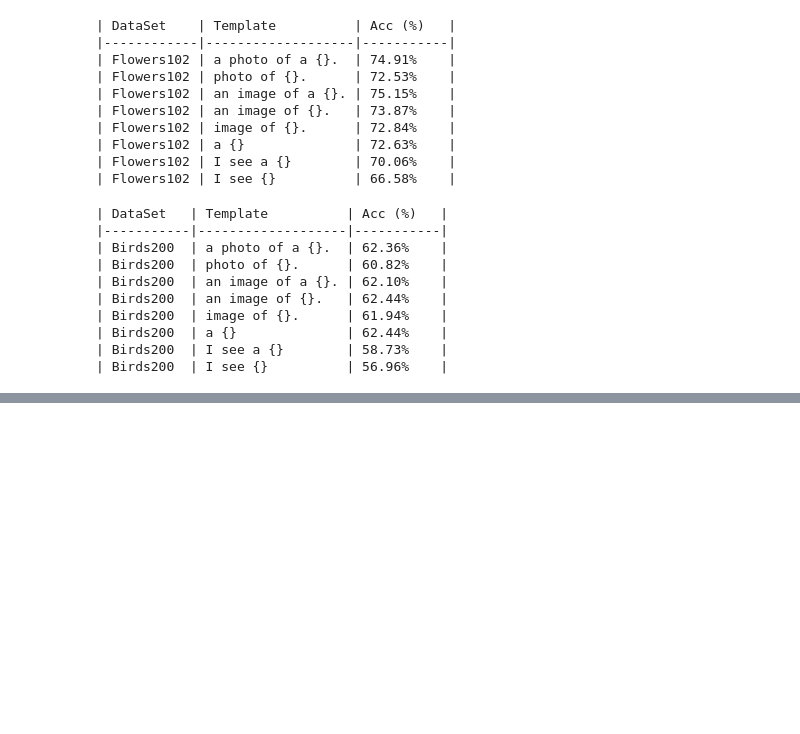
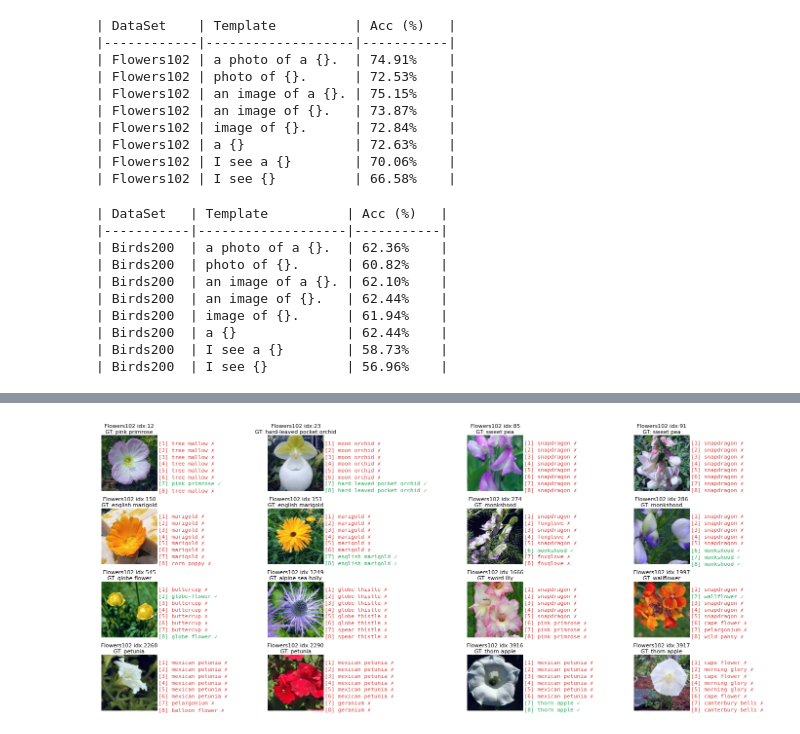
Before and after one commit to abattada/CLIP_HW, a Jupyter notebook: Task1.ipynb, the cells around one changed output, grey strips where cells are left out. Saved outputs shown, nothing was run; the diff lists cells and outputs as text; code cells hidden in the pictures; blank space fills up the shorter version.

```diff
--- a/Task1.ipynb
+++ b/Task1.ipynb
@@ -500,0 +516,13 @@ def visualize_multi_prompt_compact_indices(
+# %%
+
+visualize_multi_prompt_compact_indices(
+    flowers102_test_dts,
+    flowers102_class_names,
+    prompt_templates,
+    indices=[12, 23, 85, 91, 150, 151, 274, 286, 545, 1249, 1666, 1997, 2268, 2290, 3916, 3917],
+    num_images=16,
+    cols=4,
+    dataset_name="Flowers102"
+)
+# %% [output]
+[figure, added]
```
Also changed, not shown: parts of 6 cells of this notebook.
